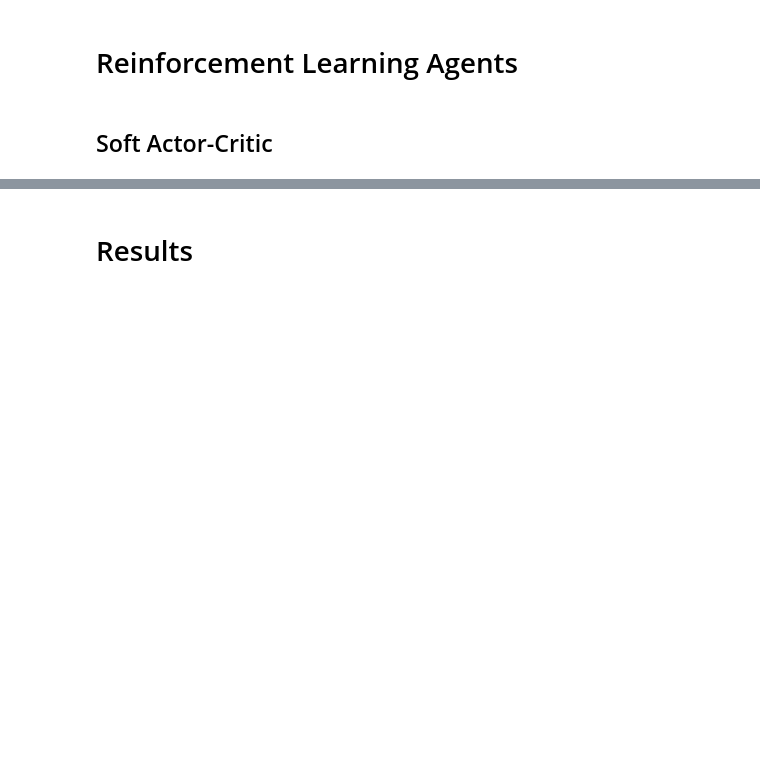
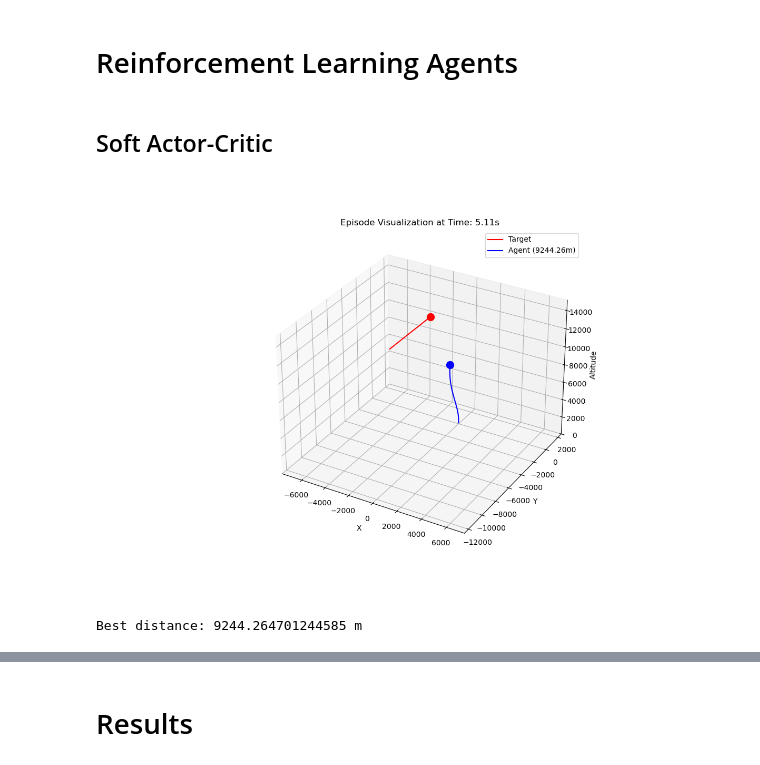
Before and after one commit to DanielMehlber/hauptseminar-code, a Jupyter notebook: notebook.ipynb, the cells around one changed output, grey strips where cells are left out. Cells and saved outputs as stored; diff of their text form; code cells hidden in the pictures; blank space fills up the shorter version.

Commit message:
first training process (without logging)

```diff
--- a/notebook.ipynb
+++ b/notebook.ipynb
@@ -13,7 +13,7 @@ import numpy as np
 
 interceptor_speed = physics.mach_to_ms(4.0)  # Speed of the interceptor in m/s
 target_speed = physics.mach_to_ms(3.0)  # Speed of the target in m/s
-target = PhysicalMissleModel(velocity=np.array([0, target_speed, 0.0]), max_acc=100 * 9.81, pos=np.array([0.0, -1_000, 20_000.0]))
+target = PhysicalMissleModel(velocity=np.array([0, target_speed, 0.0]), max_acc=100 * 9.81, pos=np.array([0.0, -10_000, 15_000.0]))
 interceptor = PhysicalMissleModel(velocity=np.array([0.0, 0.0, interceptor_speed]), max_acc=100 * 9.81, pos=np.array([0.0, 0.0, 100.0]))
 # %% [markdown]
 ## Environment & Gym
@@ -22,10 +22,10 @@ from gym.environment import MissileEnv, MissileEnvSettings
 from pilots.random_evasion_pilot import RandomEvasionPilot
 
 # target behavior
-target_pilot = RandomEvasionPilot()
+target_pilot = RandomEvasionPilot(aggression=0.2, trajectory_maintainance=0.01)
 
 settings = MissileEnvSettings()
-settings.time_step = 0.05    # Time step for the simulation
+settings.time_step = 0.01    # Time step for the simulation
 settings.realtime = False    # Runs faster than real-time
 settings.time_limit = 50.0  # Time-limit for the episode
 env = MissileEnv(settings=settings, target=target, interceptor=interceptor, target_pilot=target_pilot)
@@ -66,6 +68,21 @@ viz.render(env.sim_time)
 ## Soft Actor-Critic
 # %%
 from stable_baselines3 import SAC
+from tqdm import tqdm
 
-model = SAC("MlpPolicy", env, verbose=1, tensorboard_log="./.logs/sac")
-model.learn(total_timesteps=50_000)
+model = SAC("MlpPolicy", env, verbose=1, tensorboard_log="./.logs/sac", device="cuda")
+with tqdm(total=100_000, desc="Training Progress", unit="steps") as pbar:
+    model.learn(total_timesteps=100_000, progress_bar=pbar)
+
+viz.set_episode_data(env.current_episode)
+viz.render(env.sim_time)
+# %% [output]
+[figure, added]
+# %%
+def get_best_distance(episode):
+    # get the best distance between the interceptor and the target
+    return min([state.distance for time, state in env.current_episode.get_interceptor("Agent").states.all.items()])
+
+print(f"Best distance: {get_best_distance(env.current_episode)} m")
+# %% [output]
+Best distance: 9244.264701244585 m
```
Also changed, not shown: parts of 2 cells of this notebook, 2 other files.
